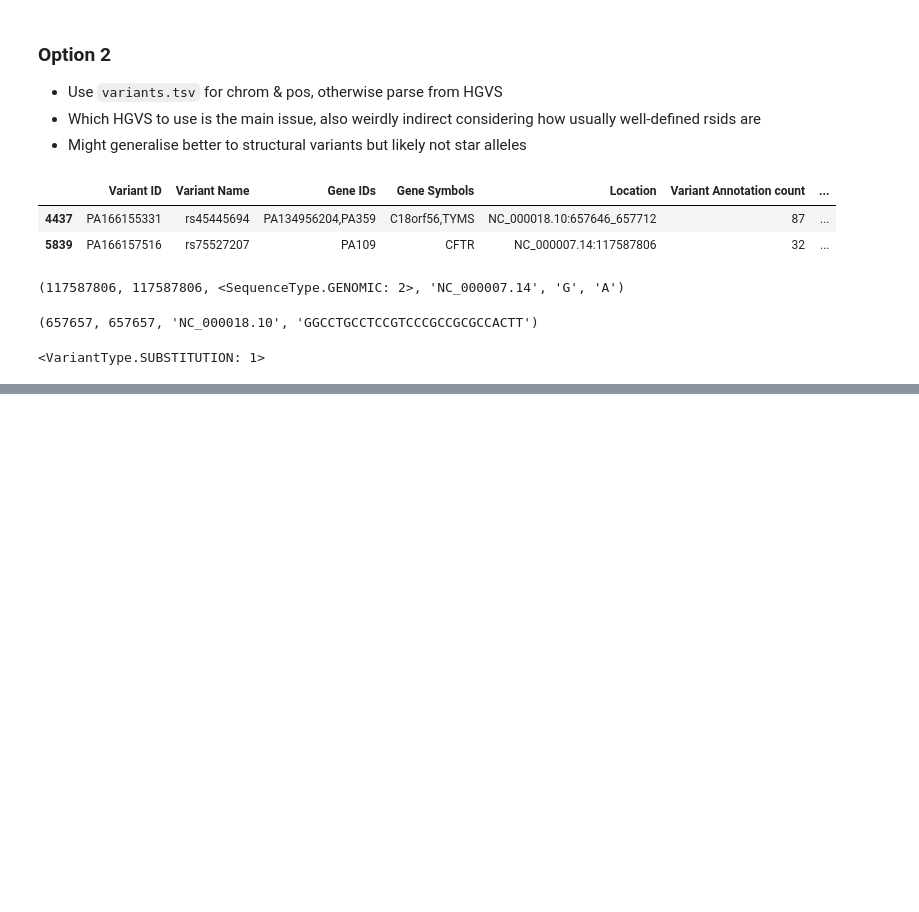
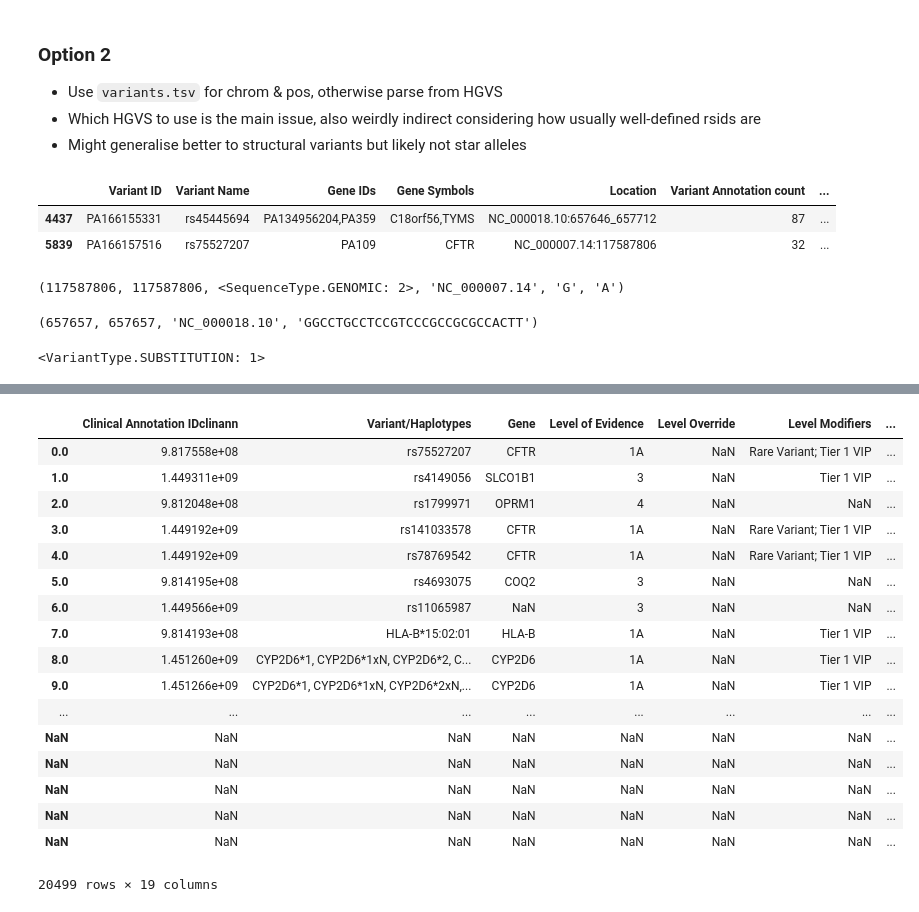
Before and after one commit to apriltuesday/eva-opentargets, a Jupyter notebook: data-exploration/drug-response/pharmgkb-coordinates.ipynb, the cells around one changed output, grey strips where cells are left out. Cells and saved outputs as stored; diff of their text form; code cells hidden in the pictures; blank space fills up the shorter version.

```diff
--- a/data-exploration/drug-response/pharmgkb-coordinates.ipynb
+++ b/data-exploration/drug-response/pharmgkb-coordinates.ipynb
@@ -231,0 +378,21 @@ h2.variant_type
+# %%
+clinical_annotations.join(clinical_ann_alleles, on='Clinical Annotation ID', how='outer', lsuffix='clinann')
+# %% [output]
+|  | Clinical Annotation IDclinann | Variant/Haplotypes | Gene | Level of Evidence | Level Override | Level Modifiers | ... |
+| 0.0 | 9.817558e+08 | rs75527207 | CFTR | 1A | NaN | Rare Variant; Tier 1 VIP | ... |
+| 1.0 | 1.449311e+09 | rs4149056 | SLCO1B1 | 3 | NaN | Tier 1 VIP | ... |
+| 2.0 | 9.812048e+08 | rs1799971 | OPRM1 | 4 | NaN | NaN | ... |
+| 3.0 | 1.449192e+09 | rs141033578 | CFTR | 1A | NaN | Rare Variant; Tier 1 VIP | ... |
+| 4.0 | 1.449192e+09 | rs78769542 | CFTR | 1A | NaN | Rare Variant; Tier 1 VIP | ... |
+| 5.0 | 9.814195e+08 | rs4693075 | COQ2 | 3 | NaN | NaN | ... |
+| 6.0 | 1.449566e+09 | rs11065987 | NaN | 3 | NaN | NaN | ... |
+| 7.0 | 9.814193e+08 | HLA-B*15:02:01 | HLA-B | 1A | NaN | Tier 1 VIP | ... |
+| 8.0 | 1.451260e+09 | CYP2D6*1, CYP2D6*1xN, CYP2D6*2, C... | CYP2D6 | 1A | NaN | Tier 1 VIP | ... |
+| 9.0 | 1.451266e+09 | CYP2D6*1, CYP2D6*1xN, CYP2D6*2xN,... | CYP2D6 | 1A | NaN | Tier 1 VIP | ... |
+| ... | ... | ... | ... | ... | ... | ... | ... |
+| NaN | NaN | NaN | NaN | NaN | NaN | NaN | ... |
+| NaN | NaN | NaN | NaN | NaN | NaN | NaN | ... |
+| NaN | NaN | NaN | NaN | NaN | NaN | NaN | ... |
+| NaN | NaN | NaN | NaN | NaN | NaN | NaN | ... |
+| NaN | NaN | NaN | NaN | NaN | NaN | NaN | ... |
+20499 rows × 19 columns
```
Also changed, not shown: parts of 25 cells of this notebook.
